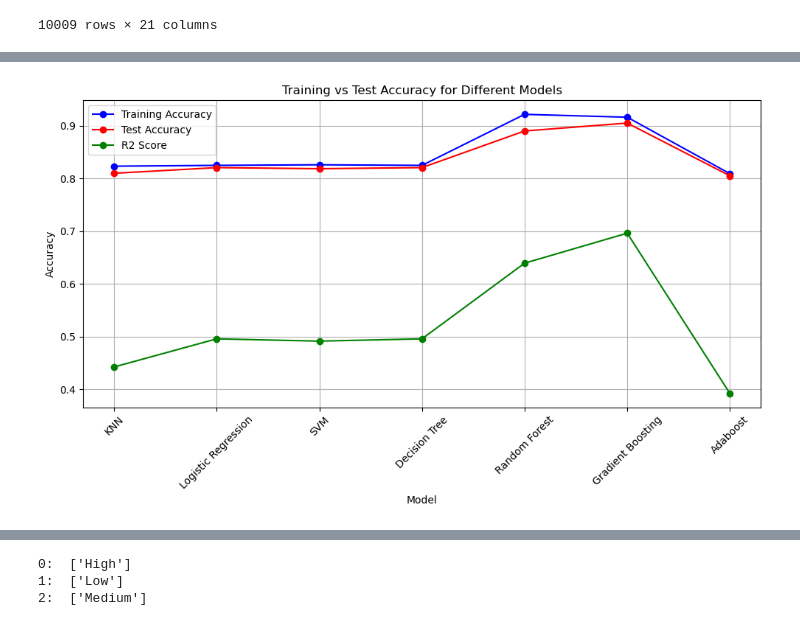
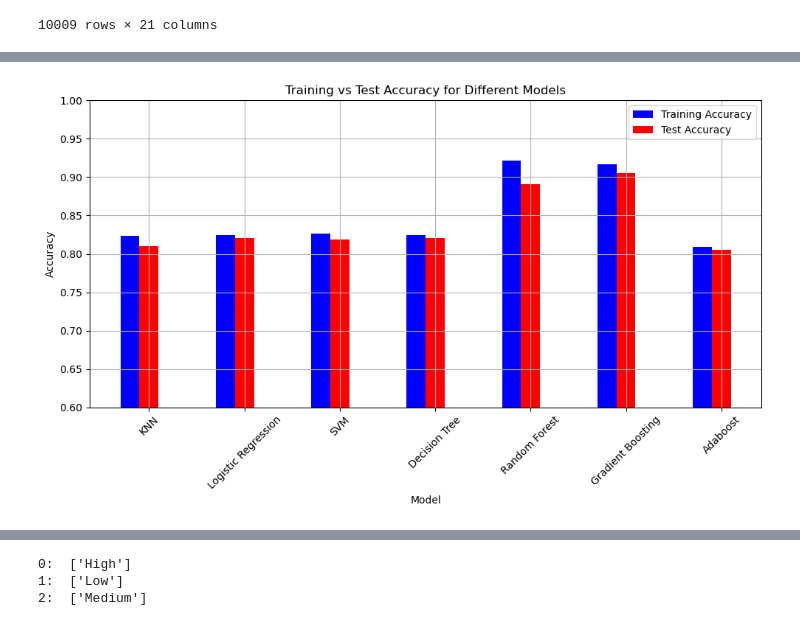
Before and after one commit to LaserLon/Project2, a Jupyter notebook: Project2/model_analysis_final.ipynb, the cells around one changed output, grey strips where cells are left out. Drawn from its saved outputs; the diff is of its cells as text; code cells hidden in the pictures.

Commit message:
updated PPT changed graph in code from a line graph to a bar graph.

```diff
--- a/Project2/model_analysis_final.ipynb
+++ b/Project2/model_analysis_final.ipynb
@@ -213,40 +213,37 @@ df_scores
 # %%
-# Let's Visualize the data
+# Create an array for positioning the bars
+bar_width = 0.2
+x_indexes = np.arange(len(df_scores.columns))  # Indexes for the model names
 
-# Collect the data of interest
 model_names = ['KNN', 'Logistic Regression', 'SVM', 'Decision Tree', 'Random Forest', 'Gradient Boosting', 'Adaboost']
 
-# Plotting the training and test accuracy
 plt.figure(figsize=(10, 6))
 
-# Plot training accuracy
-plt.plot(model_names, df_scores.loc['train_acc'], marker='o', label='Training Accuracy', color='b')
-
-# Plot test accuracy
-plt.plot(model_names, df_scores.loc['test_acc'], marker='o', label='Test Accuracy', color='r')
-
-# Plot test accuracy
-plt.plot(model_names, df_scores.loc['r2'], marker='o', label='R2 Score', color='g')
+# Plot the bar charts
+plt.bar(x_indexes - bar_width, df_scores.loc['train_acc'], width=bar_width, label='Training Accuracy', color='b')
+plt.bar(x_indexes, df_scores.loc['test_acc'], width=bar_width, label='Test Accuracy', color='r')
 
 # Adding labels and title
 plt.xlabel('Model')
 plt.ylabel('Accuracy')
 plt.title('Training vs Test Accuracy for Different Models')
 
+plt.ylim(0.6, 1)
+
 # Rotate x-axis labels for readability
-plt.xticks(rotation=45)
+plt.xticks(ticks=x_indexes, labels=model_names, rotation=45)  # Model names on x-axis
 
 # Add a legend
 plt.legend()
 
 # Show grid
 plt.grid(True)
 
 # Display the plot
 plt.tight_layout()
 plt.show()
 # %% [output]
-[figure, old version]
+[figure, new version]
 # %%
 # Build out dataframe that model will use for predictions
 
```
Also changed, not shown: parts of 4 cells of this notebook, 1 other file.
